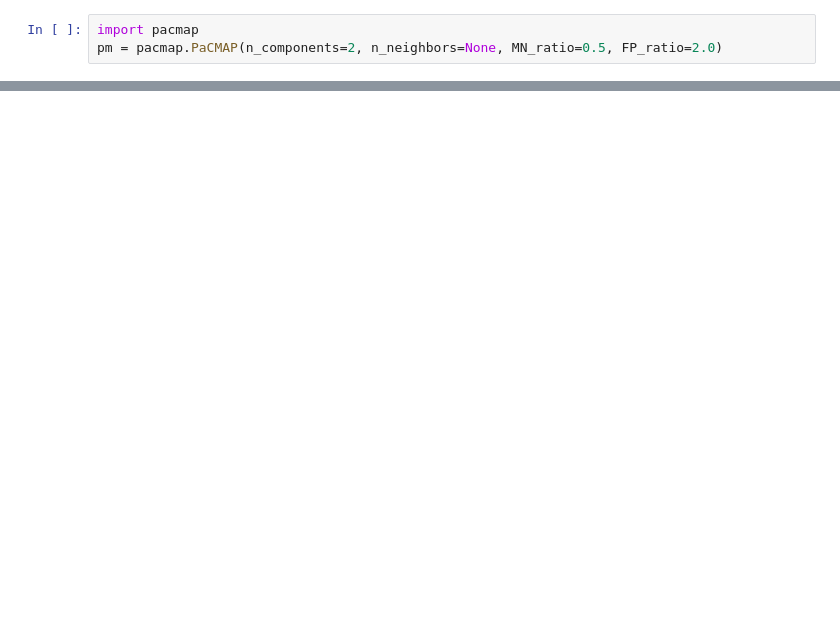
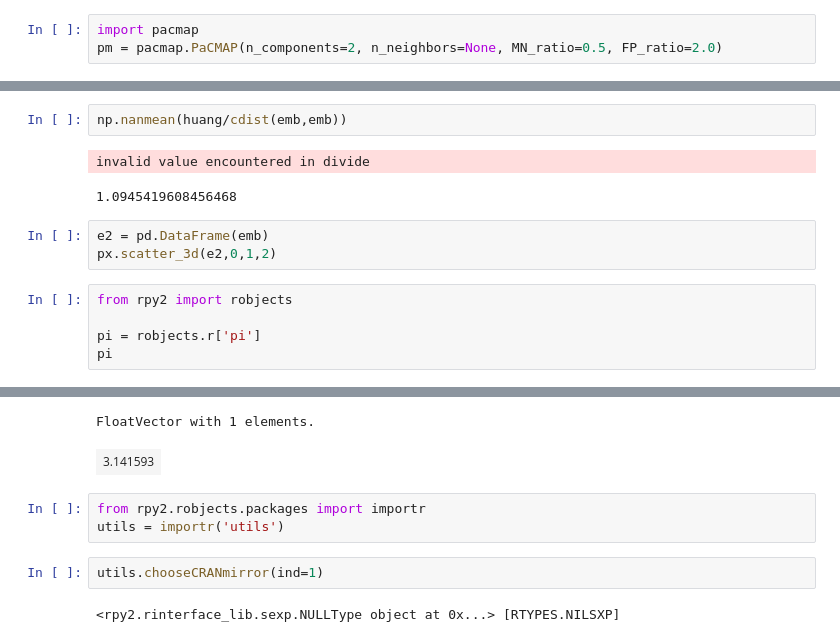
Before and after one commit to ClementCornet/Compare-Mixed-Clustering, a Jupyter notebook: data_generation/test.ipynb, the cells around one changed output, grey strips where cells are left out. Drawn from its saved outputs; the diff is of its cells as text; blank space fills up the shorter version.

```diff
--- a/data_generation/test.ipynb
+++ b/data_generation/test.ipynb
@@ -171,0 +505,14 @@ apply_pca = True for Hamming distance. This option will be ignored.
+# %%
+np.nanmean(huang/cdist(emb,emb))
+# %% [output]
+invalid value encountered in divide
+1.0945419608456468
+# %%
+e2 = pd.DataFrame(emb)
+px.scatter_3d(e2,0,1,2)
+# %%
+from rpy2 import robjects
+
+pi = robjects.r['pi']
+pi
+# %% [output]
@@ -171,0 +524,9 @@ apply_pca = True for Hamming distance. This option will be ignored.
+FloatVector with 1 elements.
+| 3.141593 |
+# %%
+from rpy2.robjects.packages import importr
+utils = importr('utils')
+# %%
+utils.chooseCRANmirror(ind=1)
+# %% [output]
+<rpy2.rinterface_lib.sexp.NULLType object at 0x...> [RTYPES.NILSXP]
```
Also changed, not shown: parts of 47 cells of this notebook, 30 other files.
